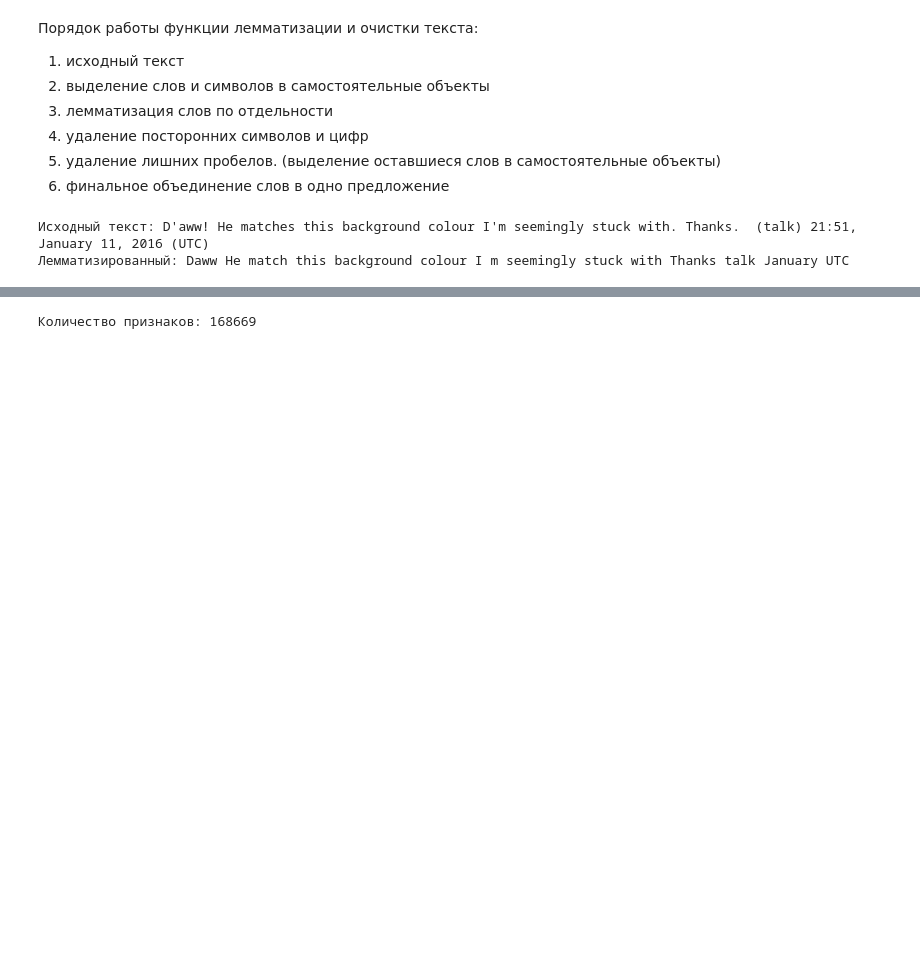
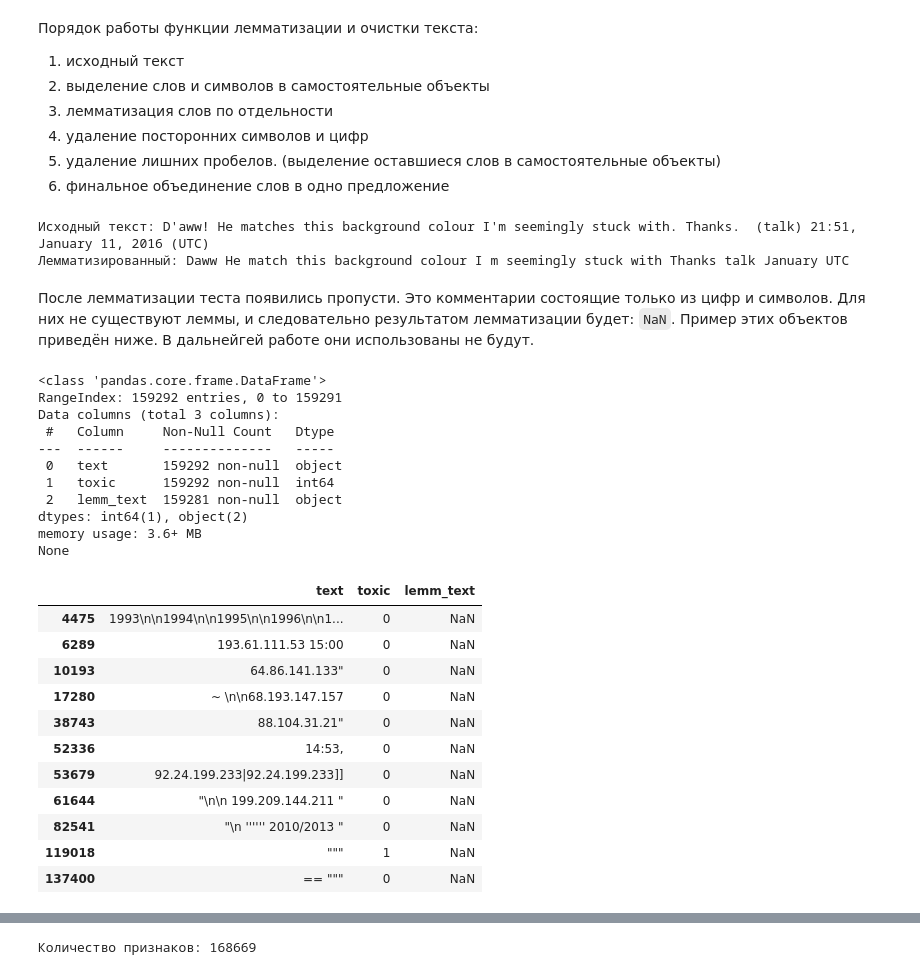
Before and after one commit to Danspers/13.Toxic-comments, a Jupyter notebook: Toxic_comments_detection.ipynb, the cells around one changed output, grey strips where cells are left out. Saved outputs shown, nothing was run; the diff lists cells and outputs as text; code cells hidden in the pictures; blank space fills up the shorter version.

Commit message:
drop NaN lemm_text

```diff
--- a/Toxic_comments_detection.ipynb
+++ b/Toxic_comments_detection.ipynb
@@ -44,7 +44,7 @@ RANDOM_STATE = 42
 # адреса расположения датасета
 HOME_PATH = 'datasets/toxic_comments.csv'
 SERVER_PATH = '/datasets/toxic_comments.csv'
-GOOGLE_PATH = '/content/drive/Othercomputers/ProBook/Yandex_Practicum/datasets/toxic_comments.csv'
+GOOGLE_PATH = '/content/drive/Othercomputers/ThinkBook/Yandex_Practicum/datasets/toxic_comments.csv'
 # %% [markdown]
 <a id='section_2'></a>
 ## Чтение и знакомство с данными
@@ -189,6 +191,38 @@ print('Лемматизированный:', df.loc[1, 'lemm_text'])
 # %% [output]
 Исходный текст: D'aww! He matches this background colour I'm seemingly stuck with. Thanks.  (talk) 21:51, January 11, 2016 (UTC)
 Лемматизированный: Daww He match this background colour I m seemingly stuck with Thanks talk January UTC
+# %% [markdown]
+После лемматизации теста появились пропусти. Это комментарии состоящие только из цифр и символов. Для них не существуют леммы, и следовательно результатом лемматизации будет: `NaN`. Пример этих объектов приведён ниже. В дальнейгей работе они использованы не будут.
+# %%
+print(df.info())
+anomaly_index = df[(df['lemm_text'].isna()) | (df['lemm_text']=='')].index
+display(df.loc[anomaly_index])
+df.drop(index=anomaly_index, inplace=True)
+df.reset_index(drop=True, inplace=True)
+# %% [output]
+<class 'pandas.core.frame.DataFrame'>
+RangeIndex: 159292 entries, 0 to 159291
+Data columns (total 3 columns):
+ #   Column     Non-Null Count   Dtype
+---  ------     --------------   -----
+ 0   text       159292 non-null  object
+ 1   toxic      159292 non-null  int64
+ 2   lemm_text  159281 non-null  object
+dtypes: int64(1), object(2)
+memory usage: 3.6+ MB
+None
+|  | text | toxic | lemm_text |
+| 4475 | 1993\n\n1994\n\n1995\n\n1996\n\n1... | 0 | NaN |
+| 6289 | 193.61.111.53 15:00 | 0 | NaN |
+| 10193 | 64.86.141.133" | 0 | NaN |
+| 17280 | ~ \n\n68.193.147.157 | 0 | NaN |
+| 38743 | 88.104.31.21" | 0 | NaN |
+| 52336 | 14:53, | 0 | NaN |
+| 53679 | 92.24.199.233|92.24.199.233]] | 0 | NaN |
+| 61644 | "\n\n 199.209.144.211 " | 0 | NaN |
+| 82541 | "\n '''''' 2010/2013 " | 0 | NaN |
+| 119018 | """ | 1 | NaN |
+| 137400 | == """ | 0 | NaN |
 # %%
 # (!) для работы в Google Colab без GPU
 
```
Also changed, not shown: parts of 17 cells of this notebook.
